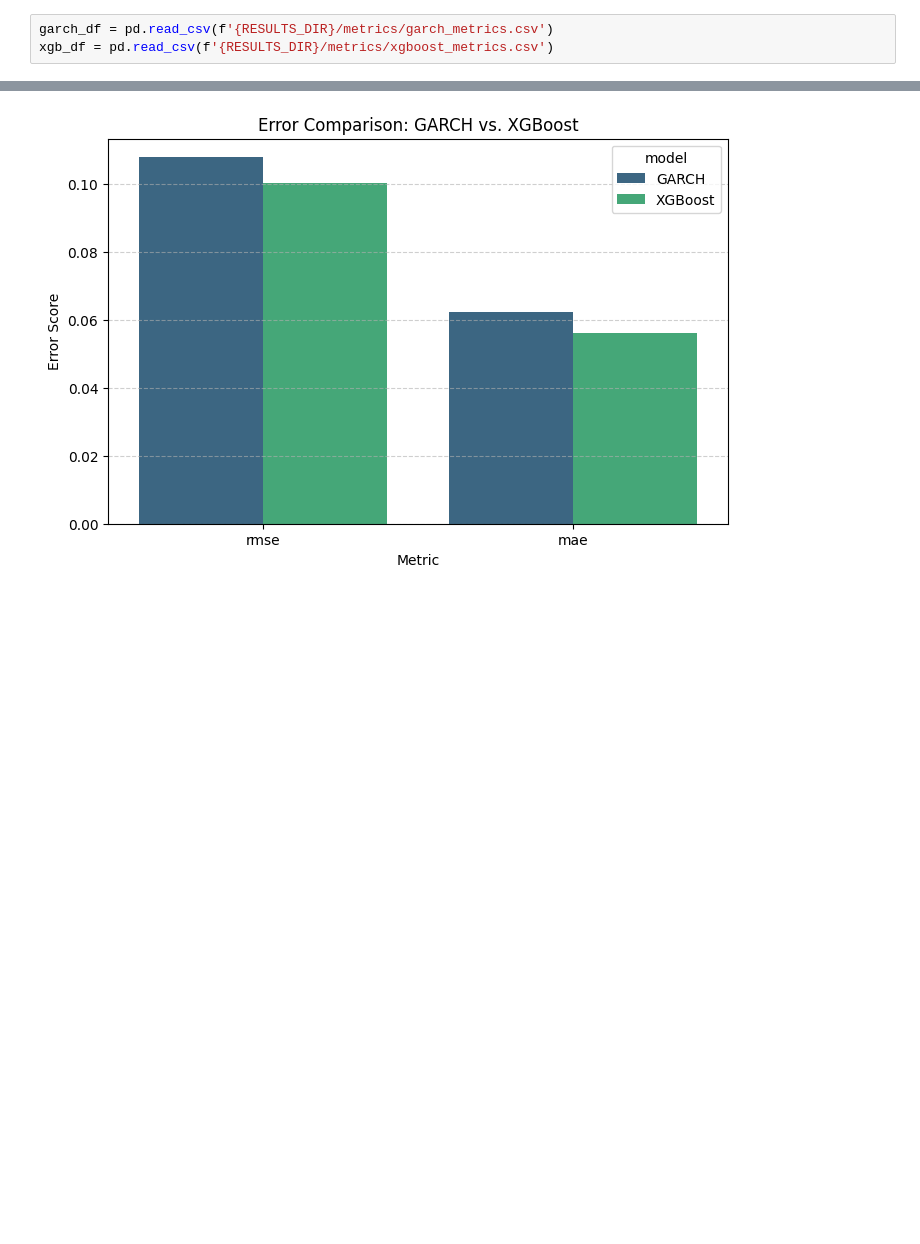
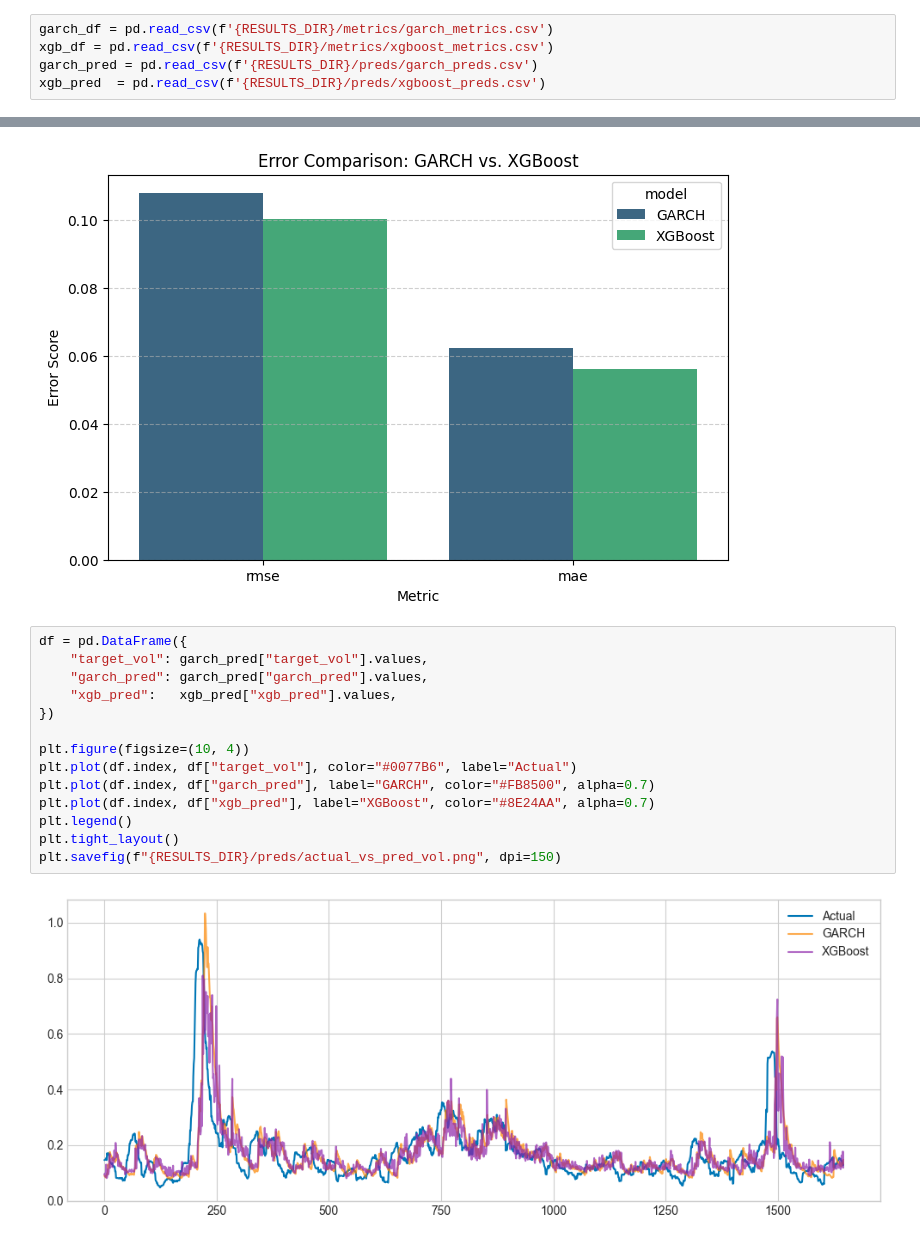
Before and after one commit to coder-red/Financial-volatility-forecasting, a Jupyter notebook: notebooks/04_model_benchmarking.ipynb, the cells around one changed output, grey strips where cells are left out. Cells and saved outputs as stored; diff of their text form; blank space fills up the shorter version.

```diff
--- a/notebooks/04_model_benchmarking.ipynb
+++ b/notebooks/04_model_benchmarking.ipynb
@@ -9,6 +9,8 @@ import matplotlib.pyplot as plt
 # %%
 garch_df = pd.read_csv(f'{RESULTS_DIR}/metrics/garch_metrics.csv')
 xgb_df = pd.read_csv(f'{RESULTS_DIR}/metrics/xgboost_metrics.csv')
+garch_pred = pd.read_csv(f'{RESULTS_DIR}/preds/garch_preds.csv')
+xgb_pred  = pd.read_csv(f'{RESULTS_DIR}/preds/xgboost_preds.csv')
 # %% [markdown]
 ## Merge data and compare
 # %%
@@ -55,3 +57,19 @@ plt.grid(axis='y', linestyle='--', alpha=0.6)
 plt.savefig(BASE_DIR / "assets" / "error_comparison.png")
 # %% [output]
 [figure]
+# %%
+df = pd.DataFrame({
+    "target_vol": garch_pred["target_vol"].values,
+    "garch_pred": garch_pred["garch_pred"].values,
+    "xgb_pred":   xgb_pred["xgb_pred"].values,
+})
+
+plt.figure(figsize=(10, 4))
+plt.plot(df.index, df["target_vol"], color="#0077B6", label="Actual")
+plt.plot(df.index, df["garch_pred"], label="GARCH", color="#FB8500", alpha=0.7)
+plt.plot(df.index, df["xgb_pred"], label="XGBoost", color="#8E24AA", alpha=0.7)
+plt.legend()
+plt.tight_layout()
+plt.savefig(f"{RESULTS_DIR}/preds/actual_vs_pred_vol.png", dpi=150)
+# %% [output]
+[figure, added]
```
Also changed, not shown: 3 other files.
